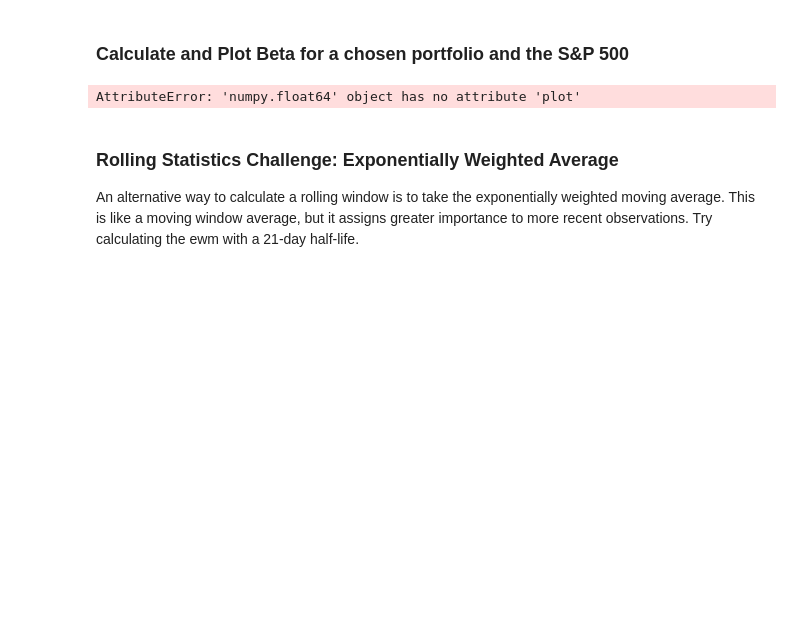
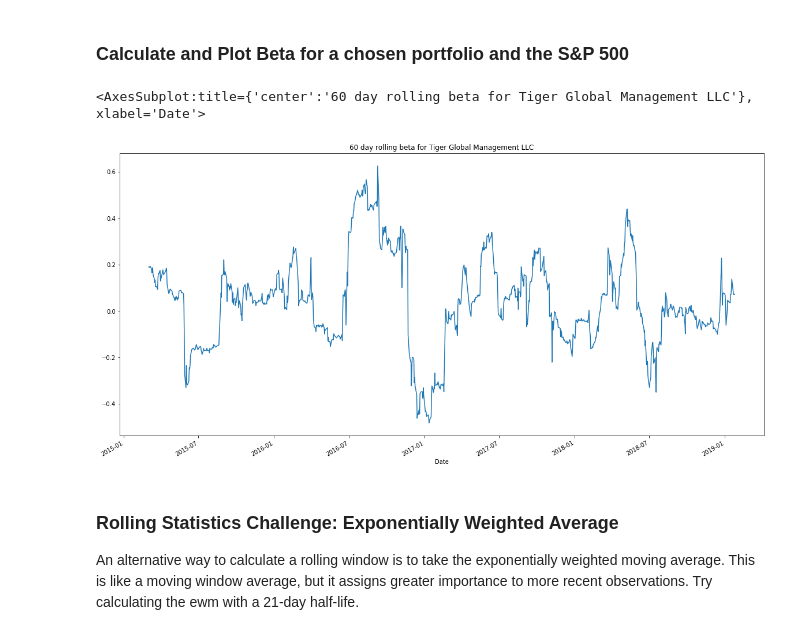
Before and after one commit to buenalui/Portfolio-Analysis, a Jupyter notebook: Port_analysis.ipynb, the cells around one changed output. Drawn from its saved outputs; the diff is of its cells as text; code cells hidden in the pictures; blank space fills up the shorter version.

```diff
--- a/Port_analysis.ipynb
+++ b/Port_analysis.ipynb
@@ -274,19 +269,19 @@ sns.heatmap(correlation, vmin=-1, vmax=1)
 ### Calculate and Plot Beta for a chosen portfolio and the S&P 500
 # %%
 # Calculate covariance of a single portfolio
-berk_covar = daily_returns['BERKSHIRE HATHAWAY INC'].cov(daily_returns['SP500'])
+covar = combined_df['TIGER GLOBAL MANAGEMENT LLC'].rolling(60).cov(combined_df['SP500'])
 
 # Calculate variance of S&P 500
-variance = daily_returns['SP500'].var()
+sp500_var = combined_df['SP500'].rolling(60).var()
 
 # Computing beta
-berk_beta = berk_covar / variance
+beta = covar / sp500_var
 
 # Plot beta trend
-
-rolling_berk_beta = daily
+beta.plot(figsize = (20,10), title = '60 day rolling beta for Tiger Global Management LLC')
 # %% [output]
-AttributeError: 'numpy.float64' object has no attribute 'plot'
+<AxesSubplot:title={'center':'60 day rolling beta for Tiger Global Management LLC'}, xlabel='Date'>
+[figure, added]
 # %% [markdown]
 ### Rolling Statistics Challenge: Exponentially Weighted Average
 An alternative way to calculate a rolling window is to take the exponentially weighted moving average. This is like a moving window average, but it assigns greater importance to more recent observations. Try calculating the ewm with a 21-day half-life.
```
Also changed, not shown: parts of 32 cells of this notebook, 3 other files.
